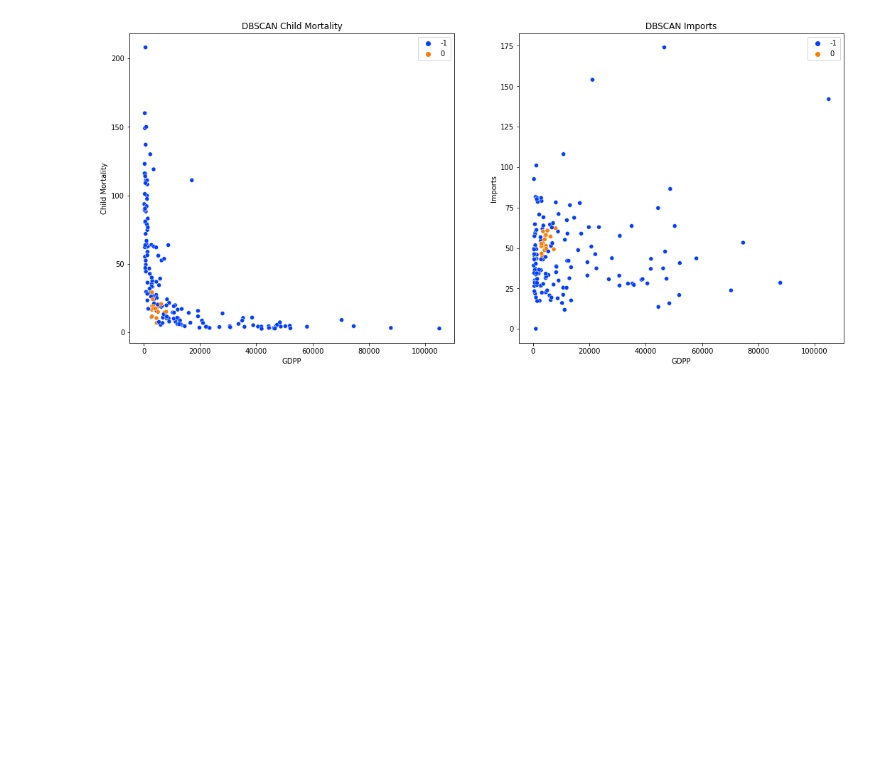
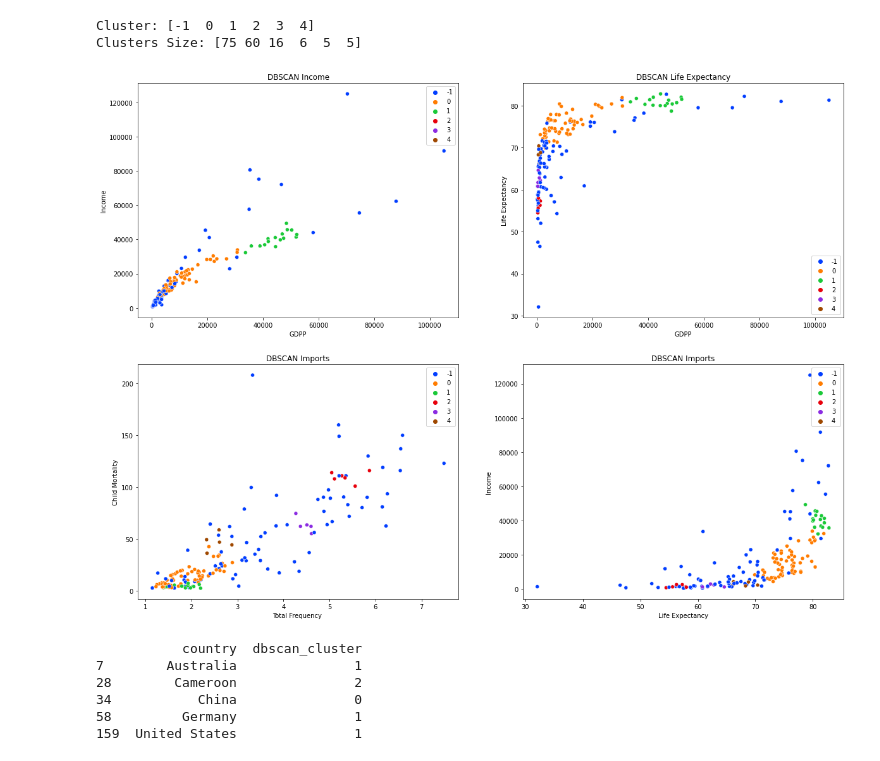
Before and after one commit to nimritee/python_udemy_course, a Jupyter notebook: MLDM Assignment/DBSCAN.ipynb, the cells around one changed output. Saved outputs shown, nothing was run; the diff lists cells and outputs as text; code cells hidden in the pictures; blank space fills up the shorter version.

```diff
--- a/MLDM Assignment/DBSCAN.ipynb
+++ b/MLDM Assignment/DBSCAN.ipynb
@@ -16,4 +34,4 @@ transform_data = scaler.fit_transform(data)
 # %%
-epsilon_neighborhood = 2
-min_pts =5
+# Based on the HeatMap, we are considering the following features for creating clusters:-
+data = raw_data.loc[:,["income", "gdpp", "total_fer","life_expec","child_mort"]]
 # %%
@@ -40,17 +41,59 @@ See the caveats in the documentation: https://pandas.pydata.org/pandas-docs/stab
 # %%
-plt.figure(figsize = (18,8))
-plt.subplot(1, 2, 1)
-sns.scatterplot(x = 'gdpp', y = 'child_mort', data = data, hue = 'dbscan_cluster', palette = 'bright')
-plt.legend(loc = 1)
-plt.title('DBSCAN Child Mortality')
-plt.xlabel('GDPP')
-plt.ylabel('Child Mortality')
-plt.subplot(1, 2, 2)
-sns.scatterplot(x = 'gdpp', y = 'imports', data = data, hue = 'dbscan_cluster', palette = 'bright')
-plt.legend(loc = 1)
-plt.title('DBSCAN Imports')
-plt.xlabel('GDPP')
-plt.ylabel('Imports')
-plt.show()
+# Define the epsilon and q value for DBSCAN algorithm
+epsilon_value = 0.4
+min_pts =5
+dbscan = DBSCAN(eps = epsilon_value, min_samples = min_pts)
+clusters = dbscan.fit_predict(transform_data)
+data['dbscan_cluster'] = clusters
+print('Cluster:',np.unique(clusters))
+print('Clusters Size:',np.bincount(clusters + 1))
 # %% [output]
-[figure, removed]
+Cluster: [-1  0  1  2  3  4]
+Clusters Size: [75 60 16  6  5  5]
+# %%
+# Plot the Graph
+plt.figure(figsize=(20, 15))
+
+plt.subplot(2, 2, 1)
+sns.scatterplot(x = 'gdpp', y = 'income', data = data, hue = 'dbscan_cluster', palette = 'bright')
+plt.legend(loc = "best")
+plt.title('DBSCAN Income')
+plt.xlabel('GDPP')
+plt.ylabel('Income')
+
+plt.subplot(2, 2, 2)
+sns.scatterplot(x = 'gdpp', y = 'life_expec', data = data, hue = 'dbscan_cluster', palette = 'bright')
+plt.legend(loc = "best")
+plt.title('DBSCAN Life Expectancy')
+plt.xlabel('GDPP')
+plt.ylabel('Life Expectancy')
+
+plt.subplot(2, 2, 3)
+sns.scatterplot(x = 'total_fer', y = 'child_mort', data = data, hue = 'dbscan_cluster', palette = 'bright')
+plt.legend(loc = "best")
+plt.title('DBSCAN Imports')
+plt.xlabel('Total Frequency ')
+plt.ylabel('Child Mortality')
+
+plt.subplot(2, 2, 4)
+sns.scatterplot(x = 'life_expec', y = 'income', data = data, hue = 'dbscan_cluster', palette = 'bright')
+plt.legend(loc = "best")
+plt.title('DBSCAN Imports')
+plt.xlabel('Life Expectancy')
+plt.ylabel('Income')
+
+plt.show()
+# %% [output]
+[figure, added]
+# %%
+# Finding the cluster, to which the given countries, belong to
+data['country'] = raw_data['country']
+country_data = data.query('country=="United States"|country=="Australia"|country=="China"|country=="Germany"|country=="Cameroon"')[['country', 'dbscan_cluster']]
+print(country_data)
+# %% [output]
+           country  dbscan_cluster
+7        Australia               1
+28        Cameroon               2
+34           China               0
+58         Germany               1
+159  United States               1
```
Also changed, not shown: parts of 4 cells of this notebook, 7 other files.
